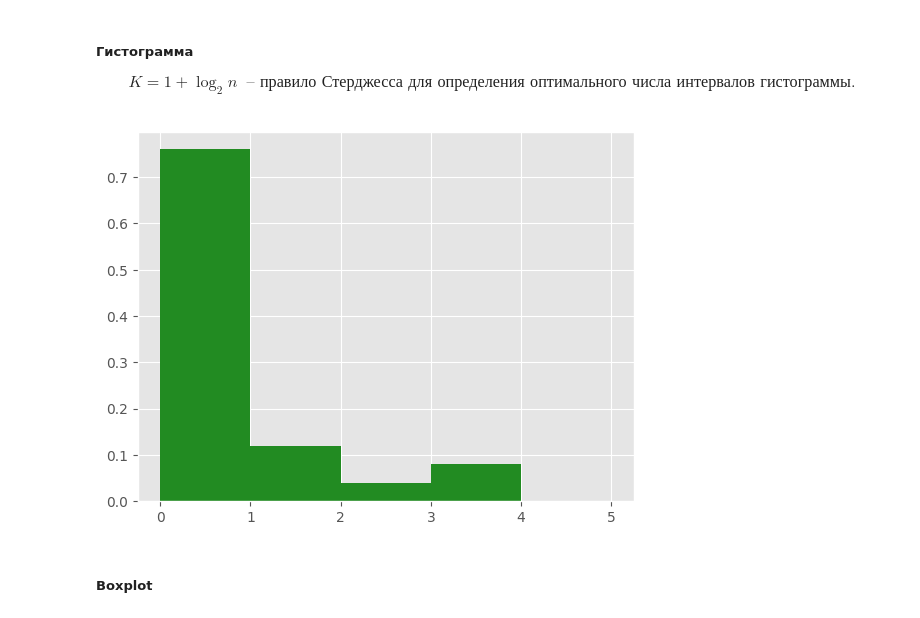
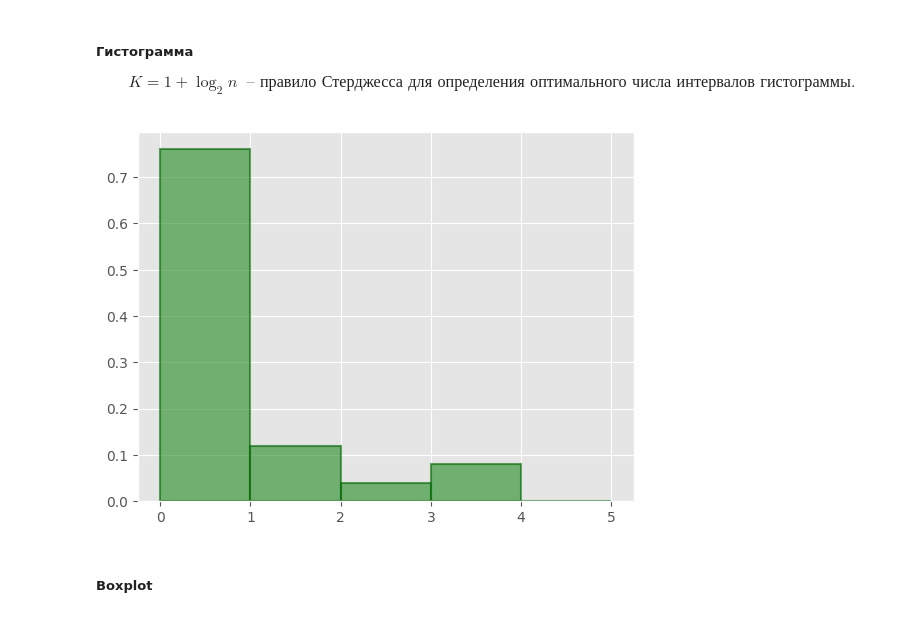
Before and after one commit to timursafiullin/mipt-statistics, a Jupyter notebook: homeworks/T2/solution.ipynb, the cells around one changed output. Saved outputs shown, nothing was run; the diff lists cells and outputs as text; code cells hidden in the pictures.

```diff
--- a/homeworks/T2/solution.ipynb
+++ b/homeworks/T2/solution.ipynb
@@ -180,16 +180,19 @@ $$
 # %%
 K = int(1 + np.log2(n))
 
 plt.hist(
     X_ordered,
     bins=K,
     range=(0, 5),
     density=True,
-    color='forestgreen'
+    color='forestgreen',
+    edgecolor='darkgreen',
+    linewidth=1.5,
+    alpha=0.6
 )
 plt.show()
 # %% [output]
-[figure, old version]
+[figure, new version]
 # %% [markdown]
 ##### Boxplot
 # %%
```
Also changed, not shown: parts of 14 cells of this notebook, 2 other files.
